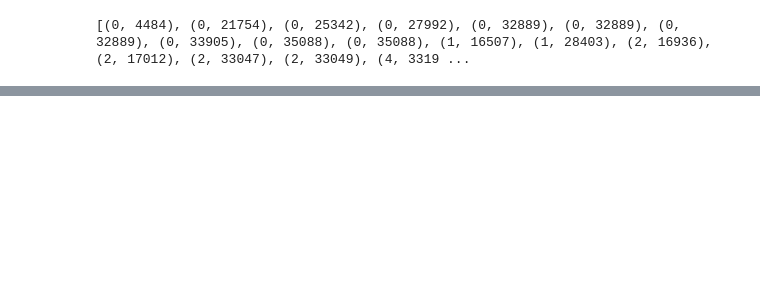
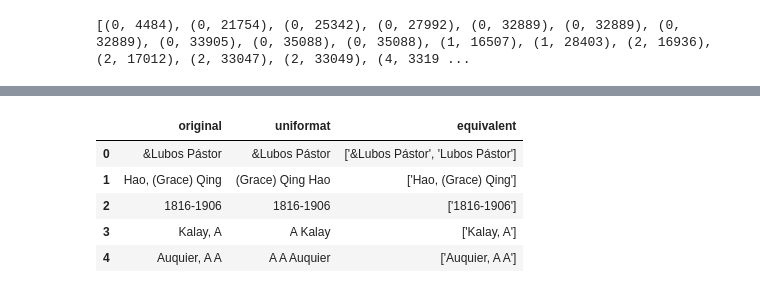
Before and after one commit to BoucheDimitri/CitationsNetwork, a Jupyter notebook: AuthorsGraph.ipynb, the cells around one changed output, grey strips where cells are left out. Drawn from its saved outputs; the diff is of its cells as text; code cells hidden in the pictures; blank space fills up the shorter version.

```diff
--- a/AuthorsGraph.ipynb
+++ b/AuthorsGraph.ipynb
@@ -157,0 +279,9 @@ print(adjacency_matrix)
+# %%
+auth_coresp.head()
+# %% [output]
+|  | original | uniformat | equivalent |
+| 0 | &Lubos Pástor | &Lubos Pástor | ['&Lubos Pástor', 'Lubos Pástor'] |
+| 1 | Hao, (Grace) Qing | (Grace) Qing Hao | ['Hao, (Grace) Qing'] |
+| 2 | 1816-1906 | 1816-1906 | ['1816-1906'] |
+| 3 | Kalay, A | A Kalay | ['Kalay, A'] |
+| 4 | Auquier, A A | A A Auquier | ['Auquier, A A'] |
```
Also changed, not shown: parts of 40 cells of this notebook, 5 other files.
